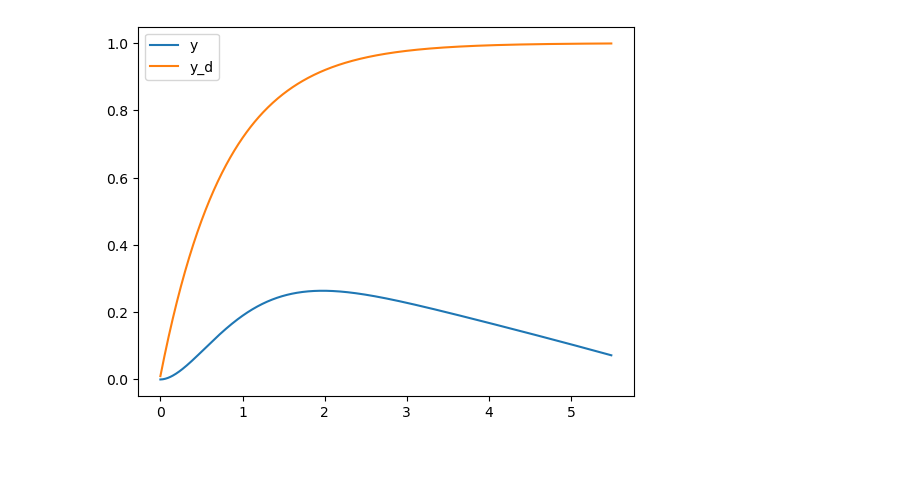
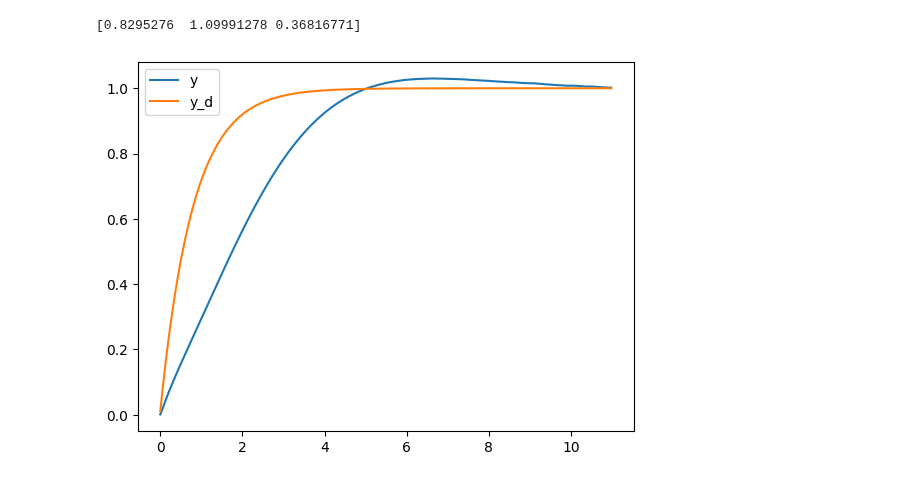
Before and after one commit to buswayne/sysid-transformers-control, a Jupyter notebook: control/simple_example_1.ipynb, the cells around one changed output. Saved outputs shown, nothing was run; the diff lists cells and outputs as text; code cells hidden in the pictures.

```diff
--- a/control/simple_example_1.ipynb
+++ b/control/simple_example_1.ipynb
@@ -44,7 +42,7 @@ M = 1/(1 + (tau/(2*np.pi))*s)
 M = M*(1 + 1e-2*(tau/(2*np.pi))*s) # add a high freq zero for inversion
 T_cl = tau + 0.5
 t_cl = np.arange(0, T_cl, ts)
-y_d, _ = step(M, t_cl)
-plt.plot(t_cl, y_d)
+y_d, _ = step(M, 2*t_cl)
+plt.plot(2*t_cl, y_d)
 # %% [output]
 [<matplotlib.lines.Line2D at 0x...>]
@@ -56,8 +64,9 @@ e_v = r_v - y
 # %%
 B=[tf([1],[1],ts),
-   tf(ts*np.array([1, 1]),2*np.array([1, -1]),ts)]
+   tf(ts*np.array([1, 1]),2*np.array([1, -1]),ts),
+   tf(np.array([2, -2]),ts*np.array([3, -1]),ts)]
 # %%
 import cvxpy as cp
-theta = cp.Variable(2)
-u_theta = theta[0]*lsim(B[0], e_v, t)[0] + theta[1]*lsim(B[1], e_v, t)[0]
+theta = cp.Variable(3)
+u_theta = theta[0]*lsim(B[0], e_v, t)[0] + theta[1]*lsim(B[1], e_v, t)[0] + theta[2]*lsim(B[2], e_v, t)[0]
 # %%
@@ -65,5 +74,9 @@ cost = cp.sum_squares(u - u_theta)
 prob = cp.Problem(cp.Minimize(cost))
 prob.solve()
 theta_sol = theta.value
+# %%
+print(theta_sol)
+# %% [output]
+[0.8295276  1.09991278 0.36816771]
 # %%
-C = theta_sol[0]*B[0] + theta_sol[1]*B[1]
+C = theta_sol[0]*B[0] + theta_sol[1]*B[1] + theta_sol[2]*B[2]
@@ -70,10 +85,10 @@ C = theta_sol[0]*B[0] + theta_sol[1]*B[1]
 # %%
 G = c2d(G, ts, 'tustin')
 F = C*G/(1 + C*G)
-y_cl, _ = step(F, t_cl, X0=0.0)
-plt.plot(t_cl, y_cl, label='y')
-plt.plot(t_cl, y_d, label='y_d')
+y_cl, _ = step(F, 2*t_cl)
+plt.plot(2*t_cl, y_cl, label='y')
+plt.plot(2*t_cl, y_d, label='y_d')
 plt.legend()
 plt.show()
 # %% [output]
-[figure, old version]
+[figure, new version]
```
Also changed, not shown: parts of 12 cells of this notebook, 2 other files.
